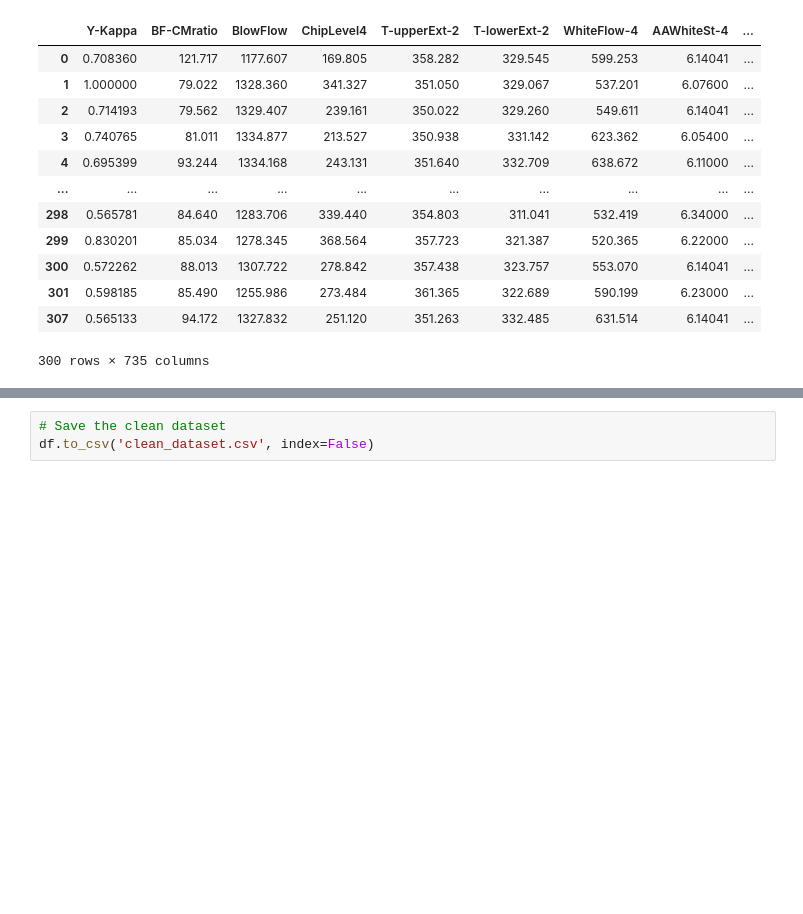
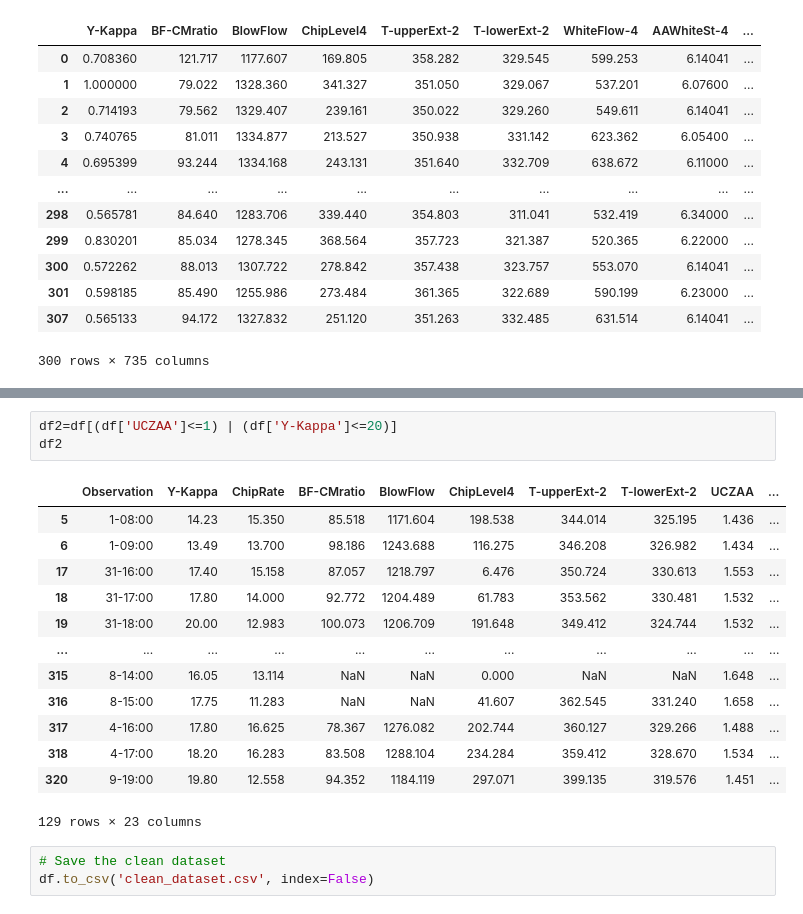
Before and after one commit to bhanuchandra12345/Main-Flow-Services-Intern-Tasks, a Jupyter notebook: Data_Cleaning_and_Preprocessing.ipynb, the cells around one changed output, grey strips where cells are left out. Cells and saved outputs as stored; diff of their text form; blank space fills up the shorter version.

```diff
--- a/Data_Cleaning_and_Preprocessing.ipynb
+++ b/Data_Cleaning_and_Preprocessing.ipynb
@@ -112,3 +215,20 @@ df
+# %%
+df2=df[(df['UCZAA']<=1) | (df['Y-Kappa']<=20)]
+df2
+# %% [output]
+|  | Observation | Y-Kappa | ChipRate | BF-CMratio | BlowFlow | ChipLevel4 | T-upperExt-2 | T-lowerExt-2 | UCZAA | ... |
+| 5 | 1-08:00 | 14.23 | 15.350 | 85.518 | 1171.604 | 198.538 | 344.014 | 325.195 | 1.436 | ... |
+| 6 | 1-09:00 | 13.49 | 13.700 | 98.186 | 1243.688 | 116.275 | 346.208 | 326.982 | 1.434 | ... |
+| 17 | 31-16:00 | 17.40 | 15.158 | 87.057 | 1218.797 | 6.476 | 350.724 | 330.613 | 1.553 | ... |
+| 18 | 31-17:00 | 17.80 | 14.000 | 92.772 | 1204.489 | 61.783 | 353.562 | 330.481 | 1.532 | ... |
+| 19 | 31-18:00 | 20.00 | 12.983 | 100.073 | 1206.709 | 191.648 | 349.412 | 324.744 | 1.532 | ... |
+| ... | ... | ... | ... | ... | ... | ... | ... | ... | ... | ... |
+| 315 | 8-14:00 | 16.05 | 13.114 | NaN | NaN | 0.000 | NaN | NaN | 1.648 | ... |
+| 316 | 8-15:00 | 17.75 | 11.283 | NaN | NaN | 41.607 | 362.545 | 331.240 | 1.658 | ... |
+| 317 | 4-16:00 | 17.80 | 16.625 | 78.367 | 1276.082 | 202.744 | 360.127 | 329.266 | 1.488 | ... |
+| 318 | 4-17:00 | 18.20 | 16.283 | 83.508 | 1288.104 | 234.284 | 359.412 | 328.670 | 1.534 | ... |
+| 320 | 9-19:00 | 19.80 | 12.558 | 94.352 | 1184.119 | 297.071 | 399.135 | 319.576 | 1.451 | ... |
+129 rows × 23 columns
 # %%
 # Save the clean dataset
 df.to_csv('clean_dataset.csv', index=False)
```
Also changed, not shown: parts of 7 cells of this notebook.
